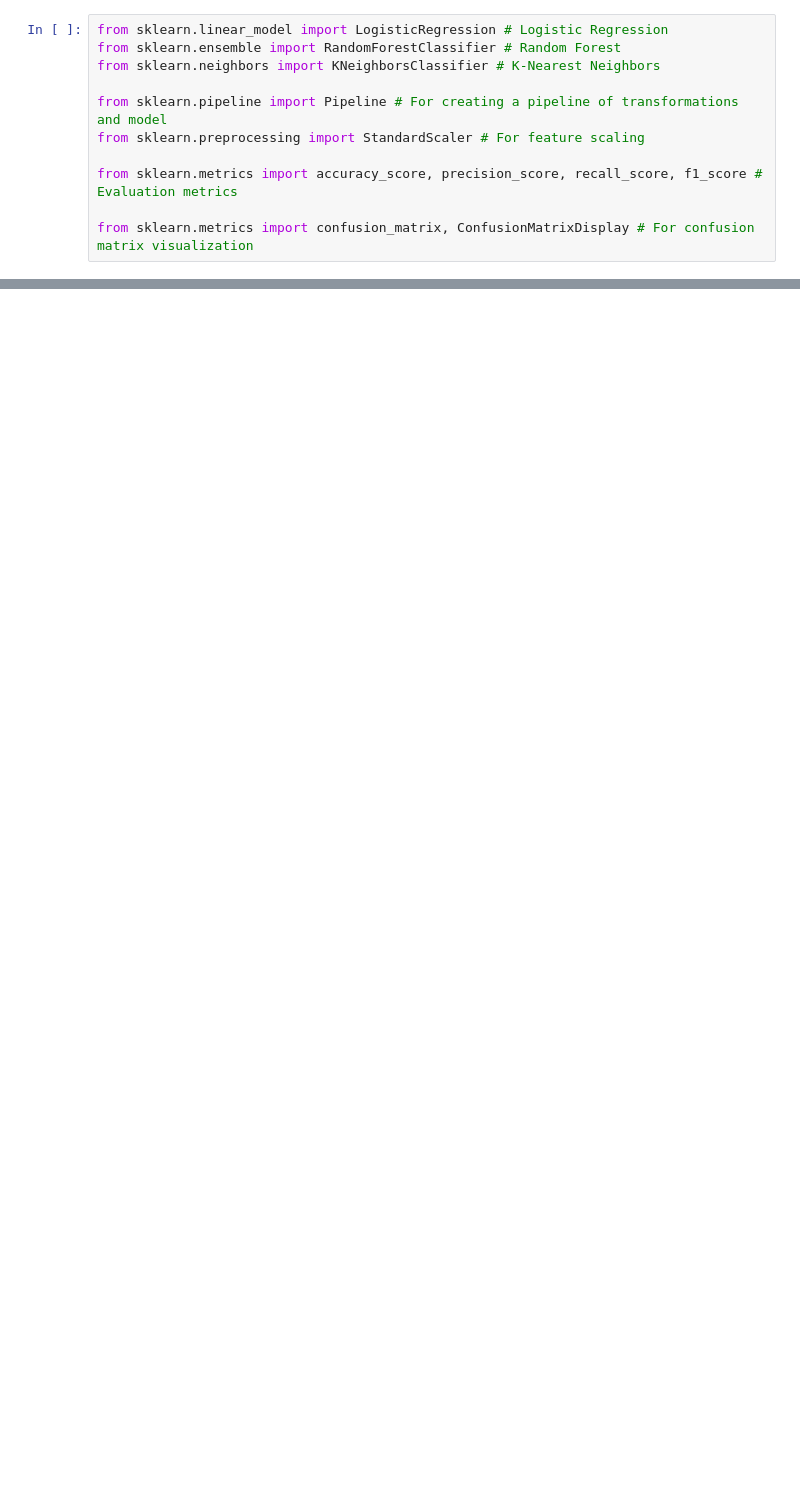
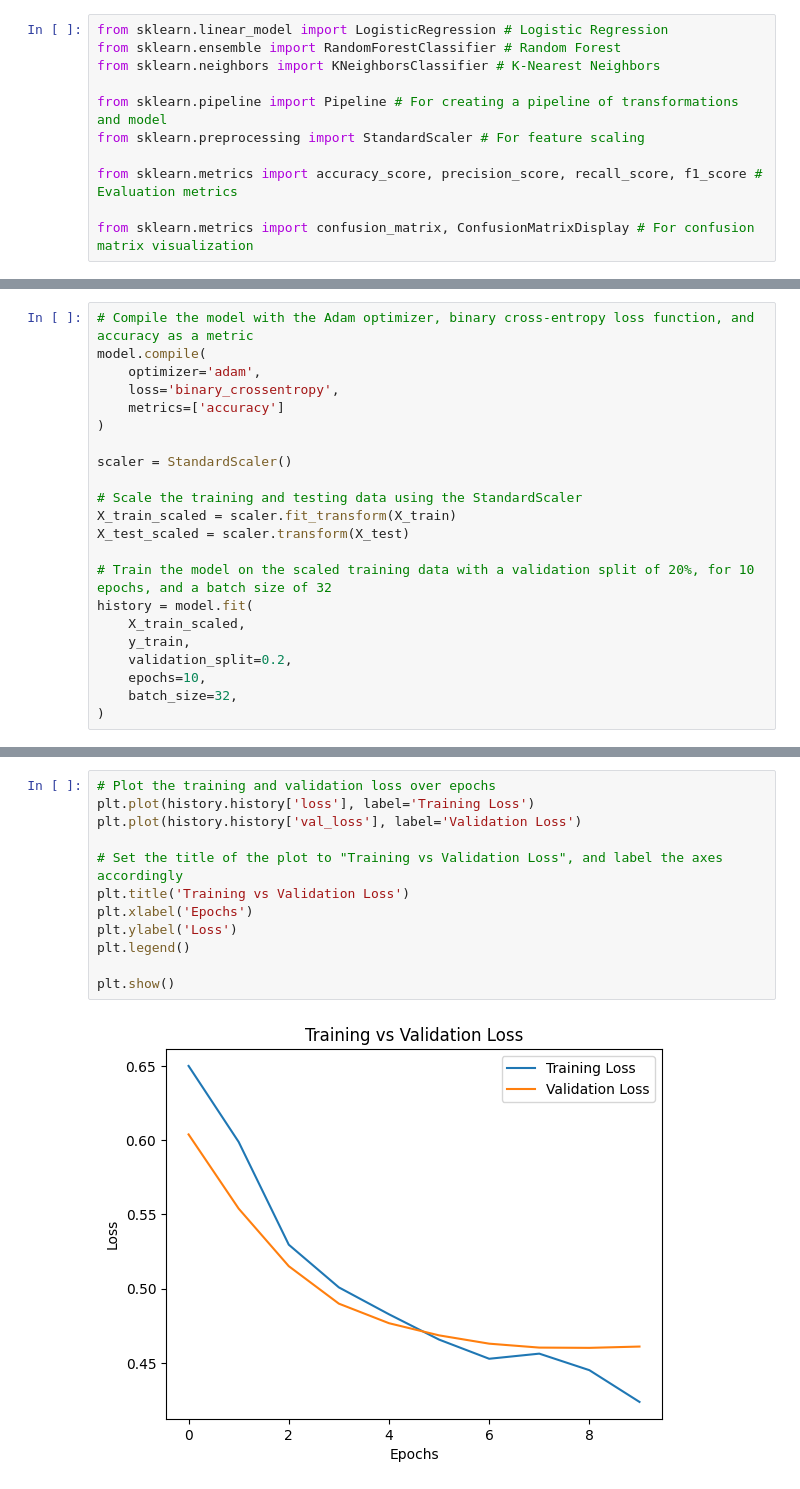
Before and after one commit to Malik-712/ML-Capstone, a Jupyter notebook: notebook.ipynb, the cells around one changed output, grey strips where cells are left out. Drawn from its saved outputs; the diff is of its cells as text; blank space fills up the shorter version.

```diff
--- a/notebook.ipynb
+++ b/notebook.ipynb
@@ -265,0 +327,22 @@ across all metrics.
+# %%
+# Compile the model with the Adam optimizer, binary cross-entropy loss function, and accuracy as a metric
+model.compile(
+    optimizer='adam',
+    loss='binary_crossentropy',
+    metrics=['accuracy']
+)
+
+scaler = StandardScaler()
+
+# Scale the training and testing data using the StandardScaler
+X_train_scaled = scaler.fit_transform(X_train)
+X_test_scaled = scaler.transform(X_test)
+
+# Train the model on the scaled training data with a validation split of 20%, for 10 epochs, and a batch size of 32
+history = model.fit(
+    X_train_scaled,
+    y_train,
+    validation_split=0.2,
+    epochs=10,
+    batch_size=32,
+)
@@ -265,0 +370,14 @@ across all metrics.
+# %%
+# Plot the training and validation loss over epochs
+plt.plot(history.history['loss'], label='Training Loss')
+plt.plot(history.history['val_loss'], label='Validation Loss')
+
+# Set the title of the plot to "Training vs Validation Loss", and label the axes accordingly
+plt.title('Training vs Validation Loss')
+plt.xlabel('Epochs')
+plt.ylabel('Loss')
+plt.legend()
+
+plt.show()
+# %% [output]
+[figure, added]
```
Also changed, not shown: parts of 21 cells of this notebook.
